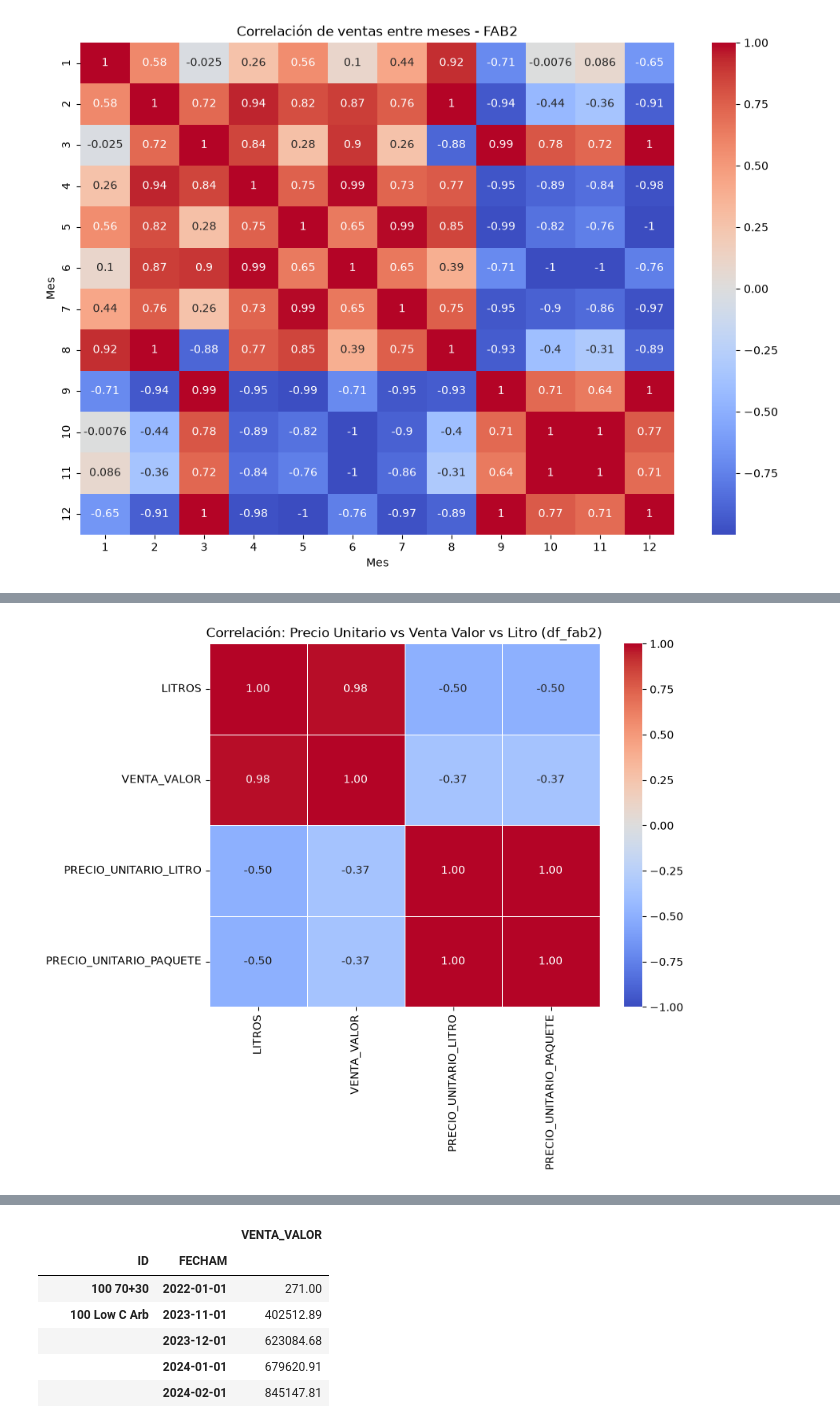
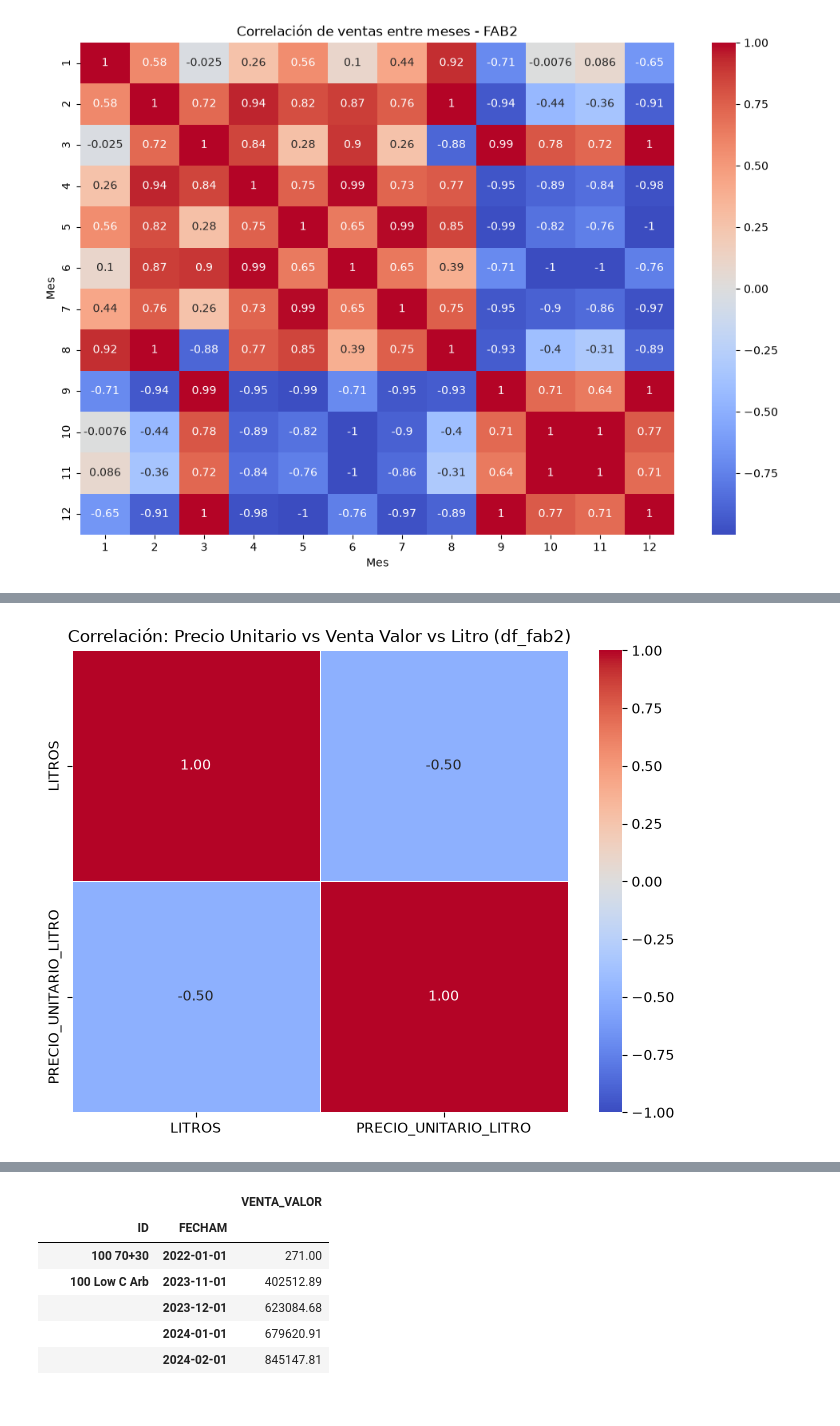
Before and after one commit to SALV19/statistic-project, a Jupyter notebook: milk_project.ipynb, the cells around one changed output, grey strips where cells are left out. Drawn from its saved outputs; the diff is of its cells as text; code cells hidden in the pictures.

```diff
--- a/milk_project.ipynb
+++ b/milk_project.ipynb
@@ -89,7 +89,7 @@ df
 1. Unidades en Paquete: Todos los productos cuentan con paquetes de 12
 # %%
 # Drop unimportant columns
-df_clean = df.drop(columns=["CORTE", "PRODUCTO", "UNIDADES_EN_PAQUETE"])
+df_clean = df.drop(columns=["CORTE", "PRODUCTO"])
 df_clean
 # %% [output]
 |  | FABRICANTE | ID | AÑO1 | SEMANA | MES | FECHAW | FECHAM | VENTA_VALOR | LITROS | ... |
@@ -116,9 +118,15 @@ Se considera repetidos si se tiene el mismo ID en la misma semaan y año, soluci
 Esto fue ya que las ventas se acumulan, y los datos repetidos son por un cambio en el precio, el cual no hace sentido acumular.
 # %%
 # Group duplicate rows together for visual comparison
-df_clean = df_clean[
-    (df_clean["LITROS"] > 0) & (df_clean["VENTA_VALOR"] >= 0)
-].copy()
+print("Nulos por columna:")
+display(df_clean.isna().sum())
+
+print("Filas con LITROS = 0:")
+display(df_clean[df_clean["LITROS"] == 0])
+
+print("Filas con VENTA_VALOR negativa:")
+display(df_clean[df_clean["VENTA_VALOR"] < 0])
+
 duplicates = df_clean[df_clean.duplicated(subset=["ID", "AÑO1", "SEMANA"], keep=False)]
 display(duplicates)
 
@@ -135,7 +143,7 @@ cols = ["FABRICANTE"] + [col for col in df_merged.columns if col != "FABRICANTE"
 df_merged = df_merged[cols]
 
 df_merged["PRECIO_UNITARIO_LITRO"] = df_merged["VENTA_VALOR"] / df_merged["LITROS"]
-df_merged["PRECIO_UNITARIO_PAQUETE"] = df_merged["PRECIO_UNITARIO_LITRO"] * 12
+df_merged["PRECIO_UNITARIO_PAQUETE"] = df_merged["VENTA_VALOR"] / df_merged["PAQUETES"]
 
 print("Limpio:")
 display(df_merged)
@@ -180,7 +215,7 @@ cols = ["FABRICANTE"] + [col for col in df_merged_monthly.columns if col != "FAB
 df_merged_monthly = df_merged_monthly[cols]
 
 df_merged_monthly["PRECIO_UNITARIO_LITRO"] = df_merged_monthly["VENTA_VALOR"] / df_merged_monthly["LITROS"]
-df_merged_monthly["PRECIO_UNITARIO_PAQUETE"] = df_merged_monthly["PRECIO_UNITARIO_LITRO"] * 12
+df_merged_monthly["PRECIO_UNITARIO_PAQUETE"] = df_merged_monthly["VENTA_VALOR"] / df_merged_monthly["PAQUETES"]
 
 print("Limpio:")
 display(df_merged_monthly)
@@ -449,28 +505,26 @@ Además, algunas correlaciones son mecánicas: $VENTA\_VALOR = PRECIO\_UNITARIO\
 # %%
 cols_interes = [
     "LITROS",
-    "VENTA_VALOR",
     "PRECIO_UNITARIO_LITRO",
-    "PRECIO_UNITARIO_PAQUETE",
 ]
 
 corr_precio_valor = df_fab2[cols_interes].corr()
 
 plt.figure(figsize=(8, 6))
 sns.heatmap(
     corr_precio_valor,
     annot=True,
     cmap="coolwarm",
     vmin=-1,
     vmax=1,
     fmt=".2f",
     linewidths=0.5,
 )
 
 plt.title("Correlación: Precio Unitario vs Venta Valor vs Litro (df_fab2)")
 plt.show()
 # %% [output]
-[figure, old version]
+[figure, new version]
 # %% [markdown]
 ## Análisis de la información
 
```
Also changed, not shown: parts of 27 cells of this notebook.
